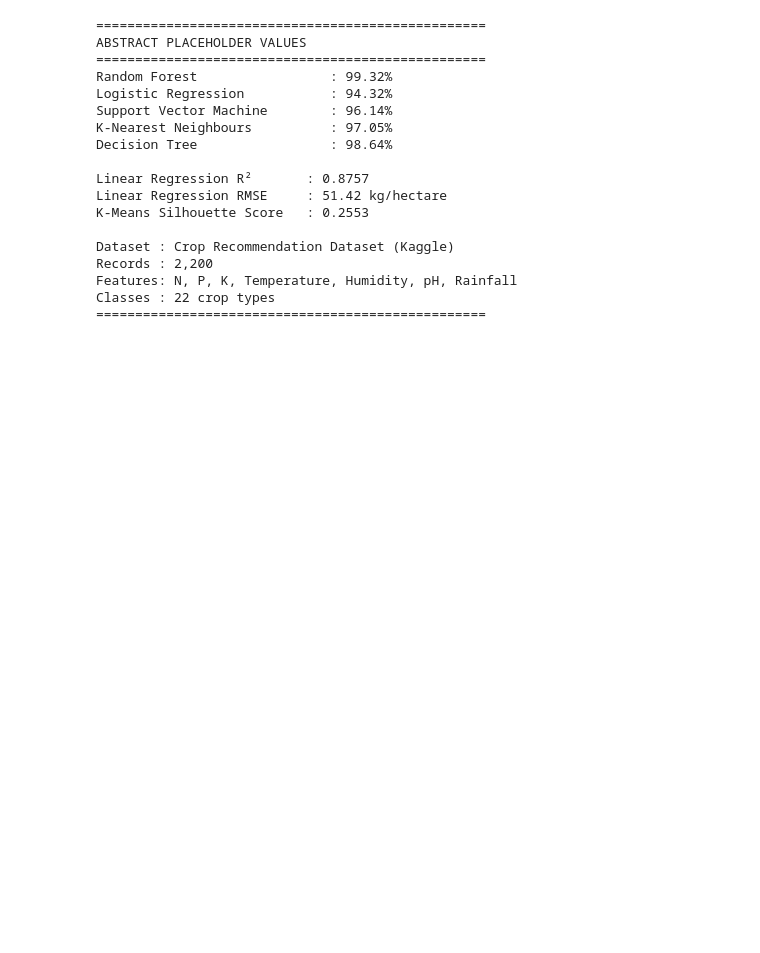
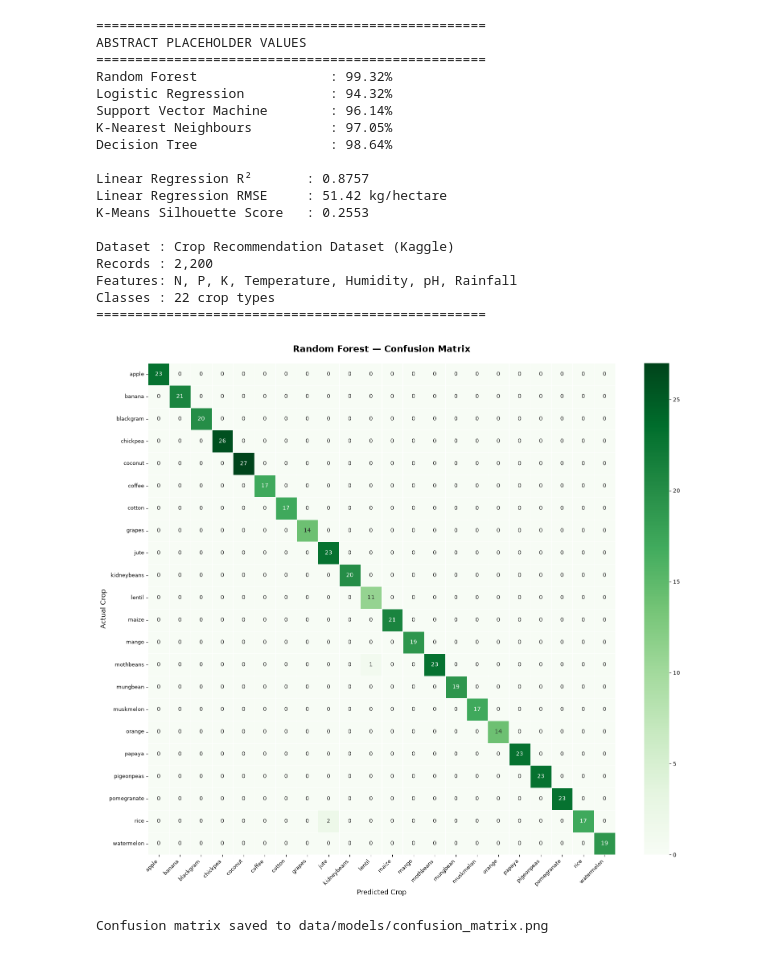
Before and after one commit to pranishkhadgi/agrismart-ai, a Jupyter notebook: data/training.ipynb, the cells around one changed output. Drawn from its saved outputs; the diff is of its cells as text; code cells hidden in the pictures; blank space fills up the shorter version.

Commit message:
Add model comparison and evaluation metrics to training notebook

```diff
--- a/data/training.ipynb
+++ b/data/training.ipynb
@@ -343,3 +343,38 @@ Records : 2,200
 Features: N, P, K, Temperature, Humidity, pH, Rainfall
 Classes : 22 crop types
 ==================================================
+# %%
+import matplotlib.pyplot as plt
+import seaborn as sns
+from sklearn.metrics import confusion_matrix
+
+# Get predictions
+y_pred_rf = rf_model.predict(X_test)
+
+# Generate confusion matrix
+cm = confusion_matrix(y_test, y_pred_rf)
+crop_names = le.classes_
+
+# Plot
+plt.figure(figsize=(16, 14))
+sns.heatmap(
+    cm,
+    annot=True,
+    fmt='d',
+    cmap='Greens',
+    xticklabels=crop_names,
+    yticklabels=crop_names,
+    linewidths=0.5
+)
+plt.title('Random Forest — Confusion Matrix', fontsize=16, fontweight='bold', pad=20)
+plt.xlabel('Predicted Crop', fontsize=12)
+plt.ylabel('Actual Crop', fontsize=12)
+plt.xticks(rotation=45, ha='right', fontsize=9)
+plt.yticks(rotation=0, fontsize=9)
+plt.tight_layout()
+plt.savefig('models/confusion_matrix.png', dpi=150, bbox_inches='tight')
+plt.show()
+print("Confusion matrix saved to data/models/confusion_matrix.png")
+# %% [output]
+[figure, added]
+Confusion matrix saved to data/models/confusion_matrix.png
```
Also changed, not shown: parts of 4 cells of this notebook, 2 other files.
